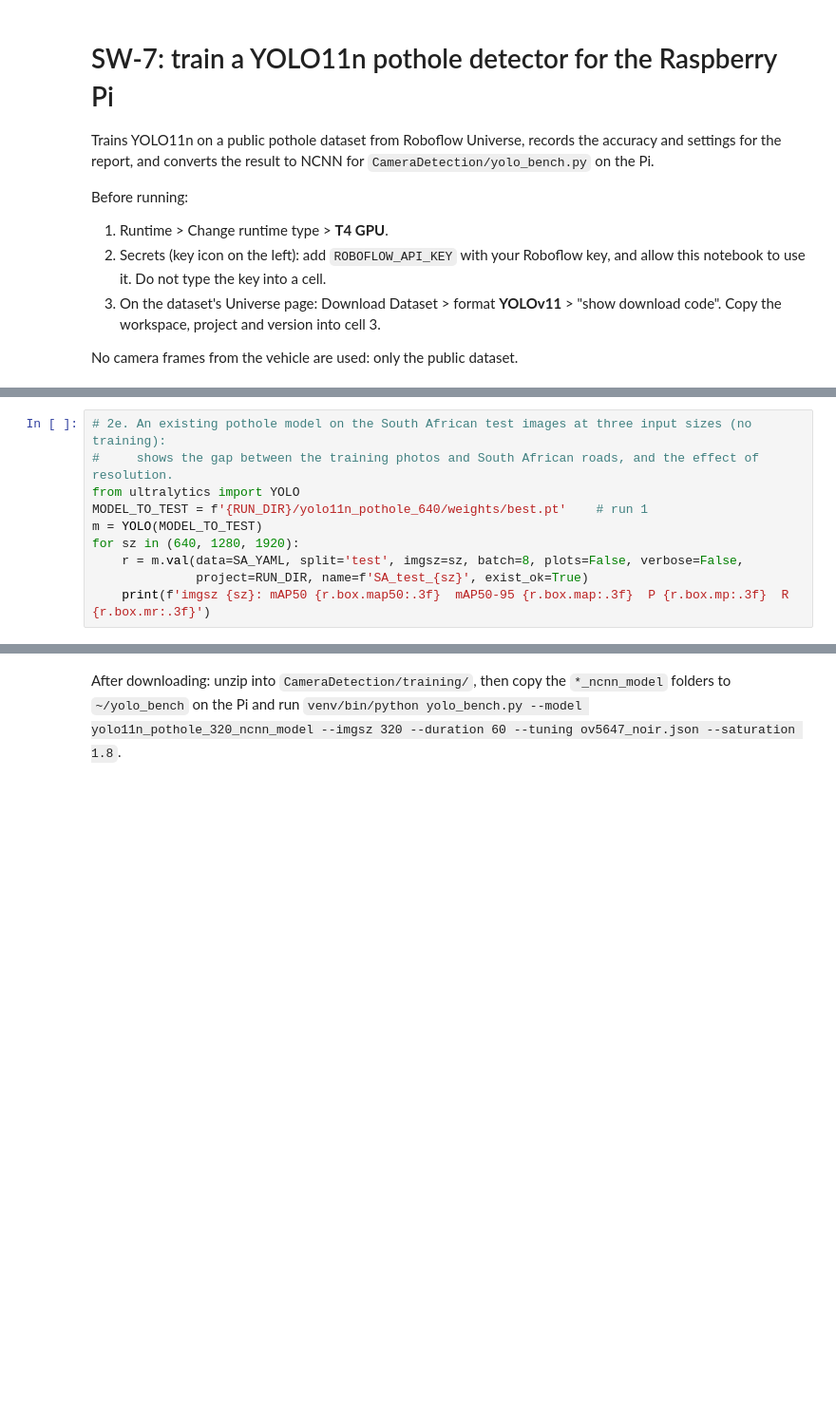
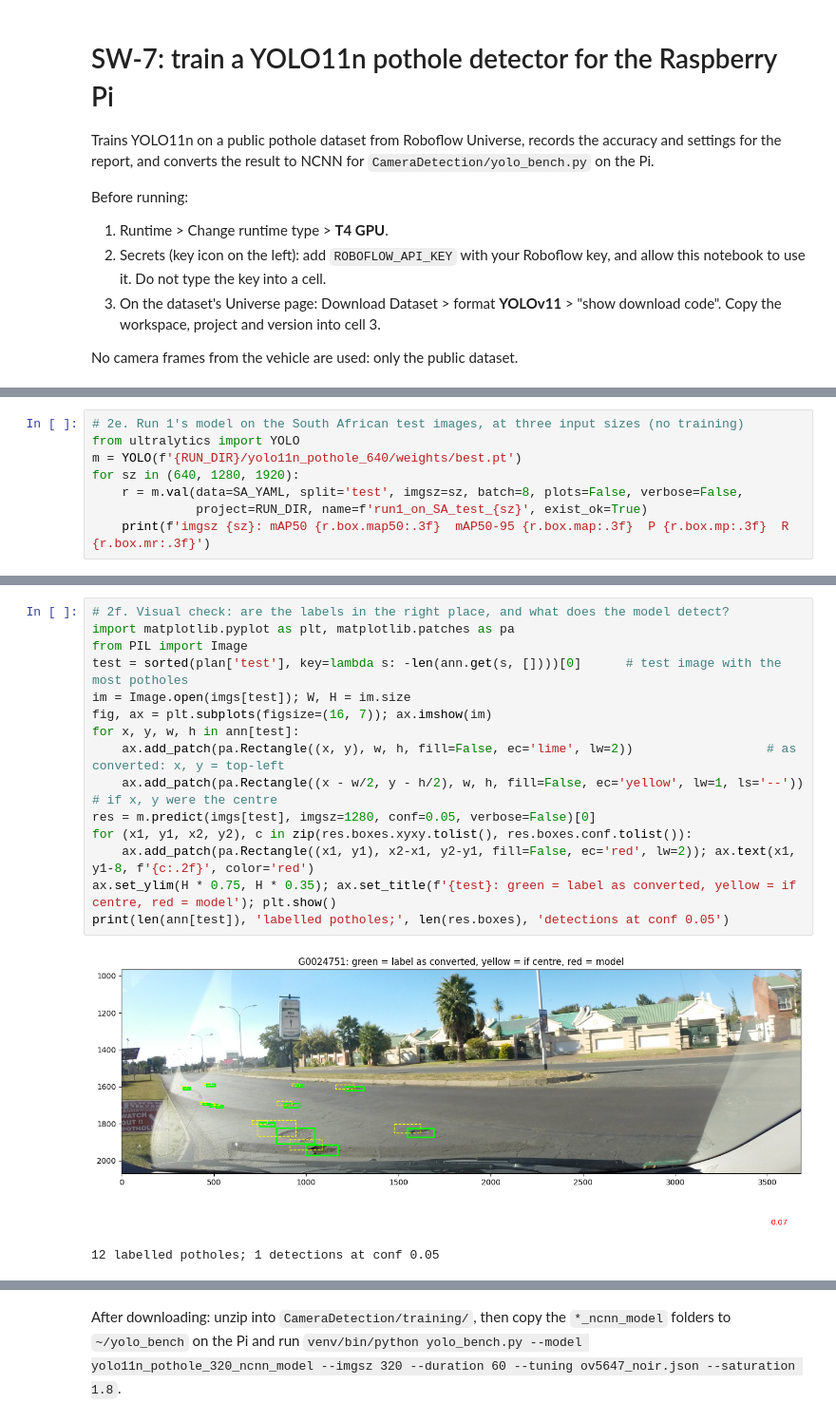
Before and after one commit to 0geder/Tukzie-HPEC-HUD, a Jupyter notebook: CameraDetection/training/train_pothole_yolo11n.ipynb, the cells around one changed output, grey strips where cells are left out. Shown at 95% size. Saved outputs shown, nothing was run; the diff lists cells and outputs as text; blank space fills up the shorter version.

```diff
--- a/CameraDetection/training/train_pothole_yolo11n.ipynb
+++ b/CameraDetection/training/train_pothole_yolo11n.ipynb
@@ -112,10 +171,8 @@ yaml.safe_dump({'path': OUT, 'train': 'train/images', 'val': 'val/images', 'test
 # %%
-# 2e. An existing pothole model on the South African test images at three input sizes (no training):
-#     shows the gap between the training photos and South African roads, and the effect of resolution.
+# 2e. Run 1's model on the South African test images, at three input sizes (no training)
 from ultralytics import YOLO
-MODEL_TO_TEST = f'{RUN_DIR}/yolo11n_pothole_640/weights/best.pt'    # run 1
-m = YOLO(MODEL_TO_TEST)
+m = YOLO(f'{RUN_DIR}/yolo11n_pothole_640/weights/best.pt')
 for sz in (640, 1280, 1920):
     r = m.val(data=SA_YAML, split='test', imgsz=sz, batch=8, plots=False, verbose=False,
-              project=RUN_DIR, name=f'SA_test_{sz}', exist_ok=True)
+              project=RUN_DIR, name=f'run1_on_SA_test_{sz}', exist_ok=True)
     print(f'imgsz {sz}: mAP50 {r.box.map50:.3f}  mAP50-95 {r.box.map:.3f}  P {r.box.mp:.3f}  R {r.box.mr:.3f}')
@@ -121,0 +197,18 @@ for sz in (640, 1280, 1920):
+# %%
+# 2f. Visual check: are the labels in the right place, and what does the model detect?
+import matplotlib.pyplot as plt, matplotlib.patches as pa
+from PIL import Image
+test = sorted(plan['test'], key=lambda s: -len(ann.get(s, [])))[0]      # test image with the most potholes
+im = Image.open(imgs[test]); W, H = im.size
+fig, ax = plt.subplots(figsize=(16, 7)); ax.imshow(im)
+for x, y, w, h in ann[test]:
+    ax.add_patch(pa.Rectangle((x, y), w, h, fill=False, ec='lime', lw=2))                  # as converted: x, y = top-left
+    ax.add_patch(pa.Rectangle((x - w/2, y - h/2), w, h, fill=False, ec='yellow', lw=1, ls='--'))  # if x, y were the centre
+res = m.predict(imgs[test], imgsz=1280, conf=0.05, verbose=False)[0]
+for (x1, y1, x2, y2), c in zip(res.boxes.xyxy.tolist(), res.boxes.conf.tolist()):
+    ax.add_patch(pa.Rectangle((x1, y1), x2-x1, y2-y1, fill=False, ec='red', lw=2)); ax.text(x1, y1-8, f'{c:.2f}', color='red')
+ax.set_ylim(H * 0.75, H * 0.35); ax.set_title(f'{test}: green = label as converted, yellow = if centre, red = model'); plt.show()
+print(len(ann[test]), 'labelled potholes;', len(res.boxes), 'detections at conf 0.05')
+# %% [output]
+[figure, added]
+12 labelled potholes; 1 detections at conf 0.05
```
Also changed, not shown: parts of 14 cells of this notebook.
